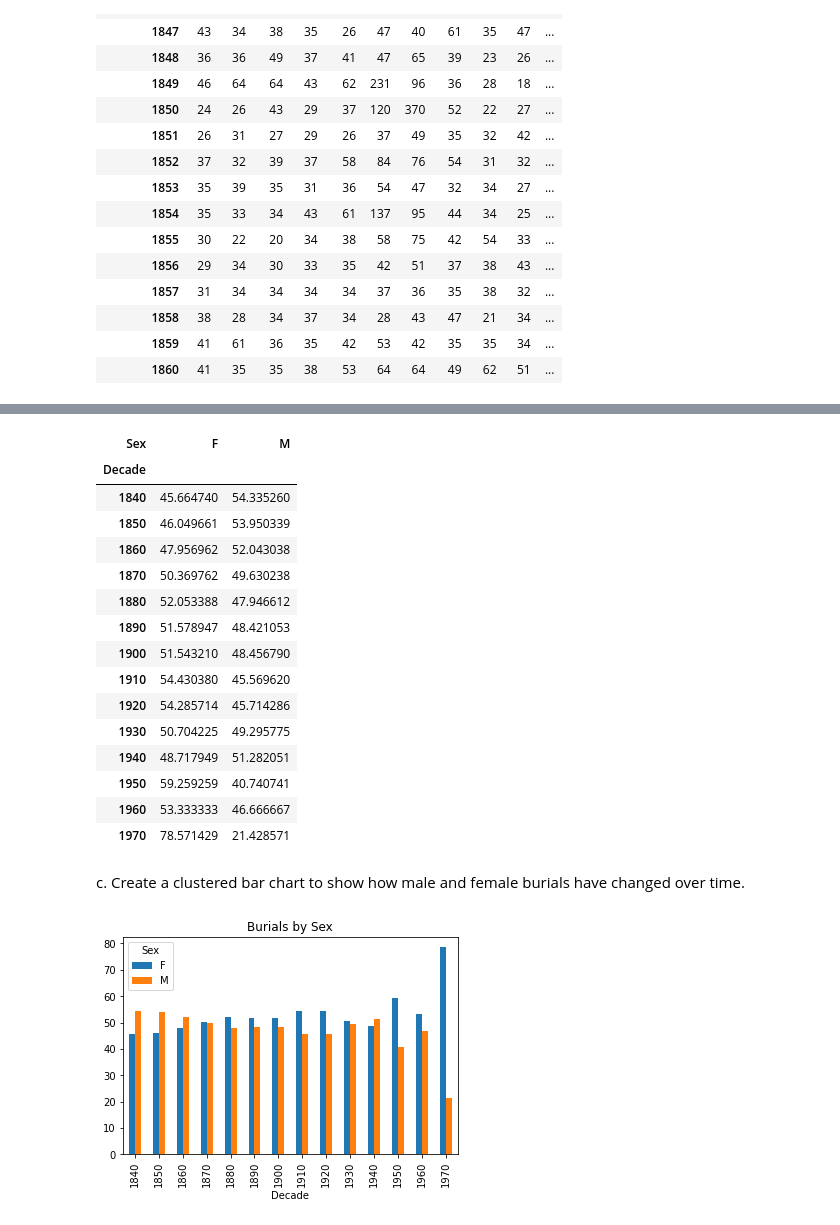
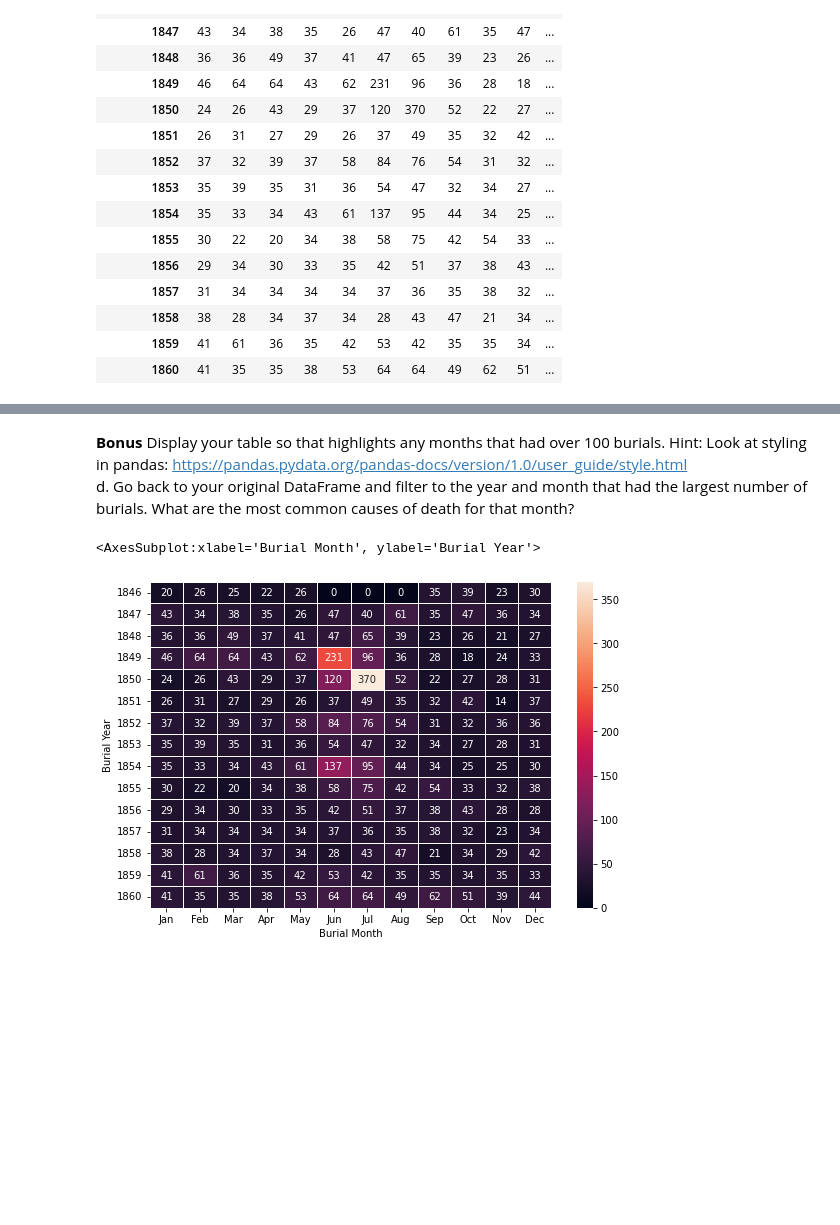
Before and after one commit to NSS-Data-Analytics-Cohort-10/advanced-pandas-t-white-21, a Jupyter notebook: notebook/nc_project.ipynb, the cells around one changed output, grey strips where cells are left out. Saved outputs shown, nothing was run; the diff lists cells and outputs as text; code cells hidden in the pictures; blank space fills up the shorter version.

Commit message:
Q4 bonus

```diff
--- a/notebook/nc_project.ipynb
+++ b/notebook/nc_project.ipynb
@@ -210,27 +169,11 @@ ncp_sex_df = ncp_df.query('Sex == "M" or Sex == "F"')
-# %%
-decade_sex = pd.crosstab(ncp_sex_df['Decade'], ncp_sex_df['Sex'], normalize='index')*100
-decade_sex
-# %% [output]
-| Sex | F | M |
-| Decade |  |  |
-| 1840 | 45.664740 | 54.335260 |
-| 1850 | 46.049661 | 53.950339 |
-| 1860 | 47.956962 | 52.043038 |
-| 1870 | 50.369762 | 49.630238 |
-| 1880 | 52.053388 | 47.946612 |
-| 1890 | 51.578947 | 48.421053 |
-| 1900 | 51.543210 | 48.456790 |
-| 1910 | 54.430380 | 45.569620 |
-| 1920 | 54.285714 | 45.714286 |
-| 1930 | 50.704225 | 49.295775 |
-| 1940 | 48.717949 | 51.282051 |
-| 1950 | 59.259259 | 40.740741 |
-| 1960 | 53.333333 | 46.666667 |
-| 1970 | 78.571429 | 21.428571 |
-# %% [markdown]
-c. Create a clustered bar chart to show how male and female burials have changed over time.
-# %%
-decade_sex.plot(kind='bar')
-plt.title('Burials by Sex');
-# %% [output]
-[figure, removed]
+# %% [markdown]
+ **Bonus** Display your table so that highlights any months that had over 100 burials. Hint: Look at styling in pandas: https://pandas.pydata.org/pandas-docs/version/1.0/user_guide/style.html
+    d. Go back to your original DataFrame and filter to the year and month that had the largest number of burials. What are the most common causes of death for that month?
+# %%
+#playing with formating
+f, ax = plt.subplots(figsize=(9, 6))
+sns.heatmap(year_mon_tab.loc[1846:1860], cmap="YlGnBu", annot=True)
+sns.heatmap(year_mon_tab.loc[1846:1860], annot=True, fmt="d", linewidths=.5, ax=ax)
+# %% [output]
+<AxesSubplot:xlabel='Burial Month', ylabel='Burial Year'>
+[figure, added]
```
Also changed, not shown: parts of 22 cells of this notebook.
